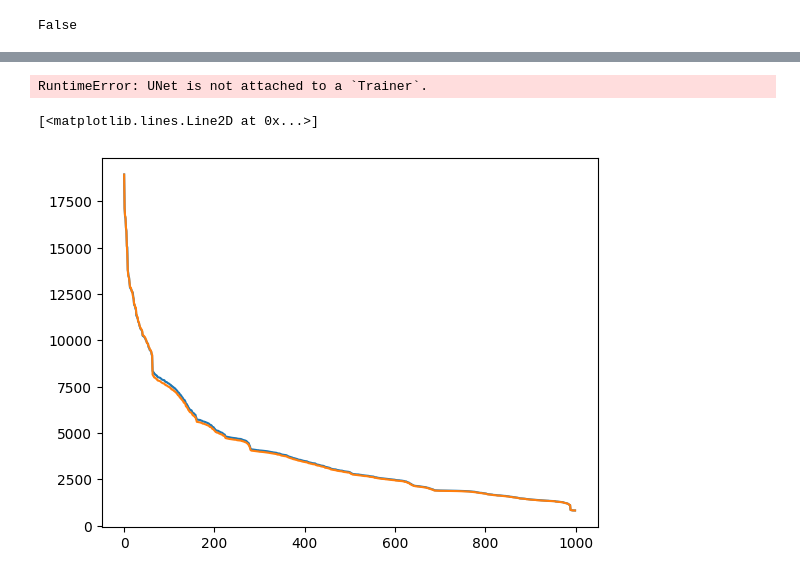
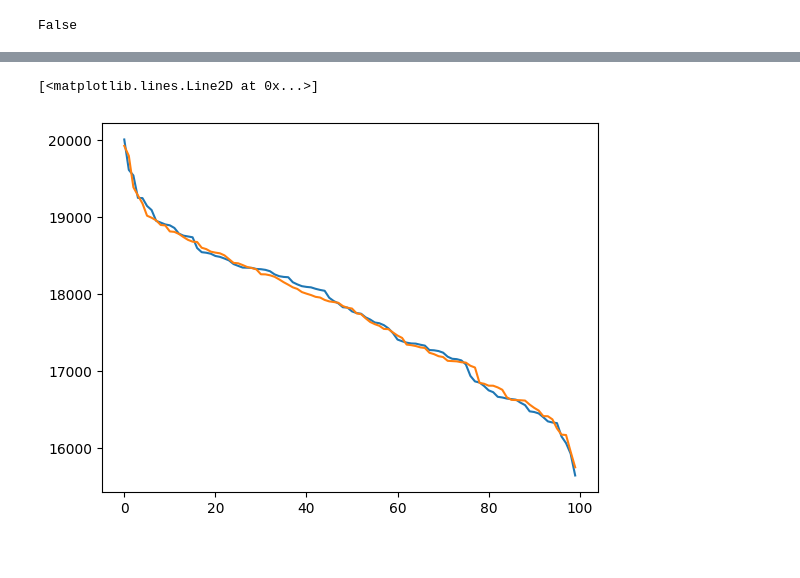
Before and after one commit to VTrappler/ML_preconditioners, a Jupyter notebook: SW/inference.ipynb, the cells around one changed output, grey strips where cells are left out. Cells and saved outputs as stored; diff of their text form; code cells hidden in the pictures.

```diff
--- a/SW/inference.ipynb
+++ b/SW/inference.ipynb
@@ -160,14 +118,13 @@ states = np.vstack([state, state2])
-# %%
-scripted_module = torch.jit.script(model)
-torch.jit.save(scripted_module, 'mymodule.pt', )
-# %% [output]
-RuntimeError: UNet is not attached to a `Trainer`.
-# %%
-plt.plot(singular_values)
-plt.plot(singular_values2)
-# %% [output]
-[<matplotlib.lines.Line2D at 0x...>]
-[figure, removed]
+# %%
+for i in range(10):
+    data_i = np.load(f'/data/data_data_assimilation/shallow_water/large/gn_data_{i:04d}.npy')
+    state_i = data_i[:, 0]
+    A_approx2, singular_values2, vectors2, _vecs2 = inference_model(state_i)
+plt.plot(singular_values)
+plt.plot(singular_values2)
+# %% [output]
+[<matplotlib.lines.Line2D at 0x...>]
+[figure, added]
 # %%
 for idx in range(10):
     plot_state(vectors[:, idx], figsize=(6, 4))
```
Also changed, not shown: parts of 13 cells of this notebook, 9 other files.
